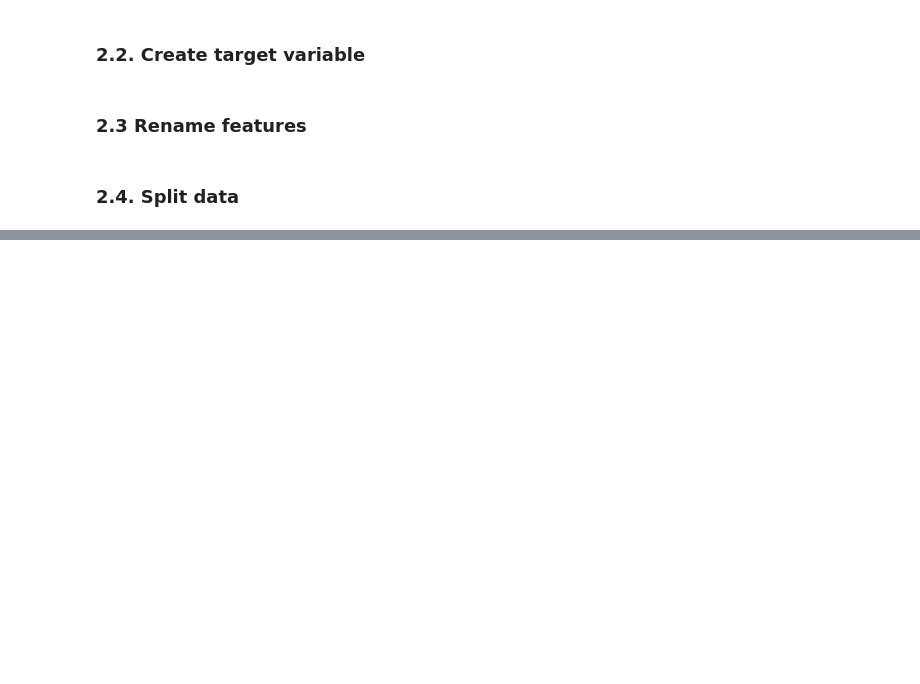
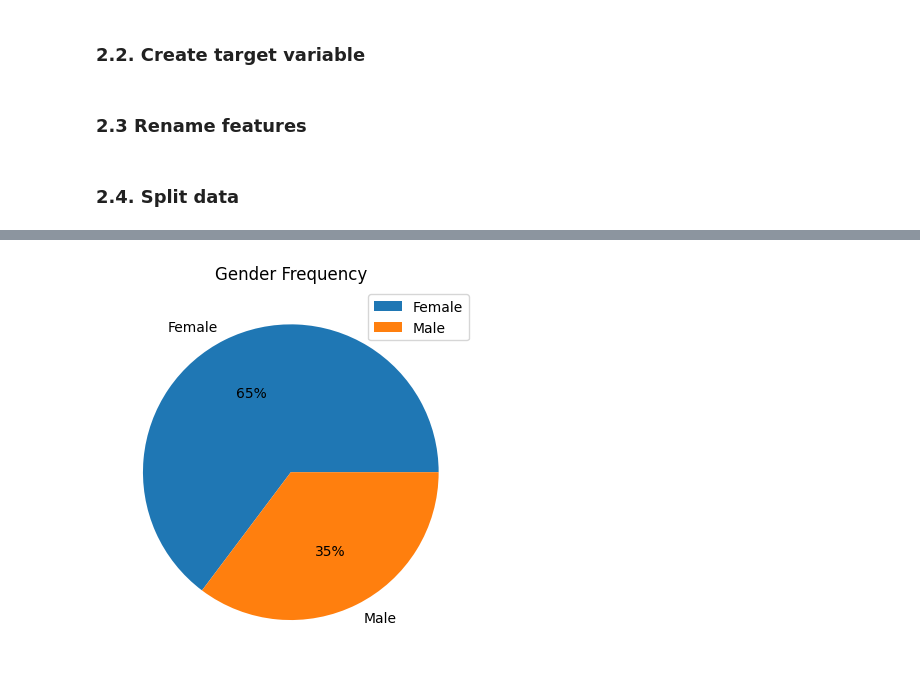
Before and after one commit to himaanssu/Credit_Card_Approval_Prediction, a Jupyter notebook: project.ipynb, the cells around one changed output, grey strips where cells are left out. Saved outputs shown, nothing was run; the diff lists cells and outputs as text; code cells hidden in the pictures; blank space fills up the shorter version.

```diff
--- a/project.ipynb
+++ b/project.ipynb
@@ -68,0 +122,8 @@ cc_train_original, cc_test_original = data_split(final_df, 0.2)
+# %%
+# Plot pie chart for gender distribution (frequency)
+plt.pie(gender_freqs, labels=['Female','Male'], autopct='%1.0f%%')
+plt.title('Gender Frequency')
+plt.legend(loc='upper right')
+plt.show()
+# %% [output]
+[figure, added]
```
Also changed, not shown: parts of 10 cells of this notebook.
